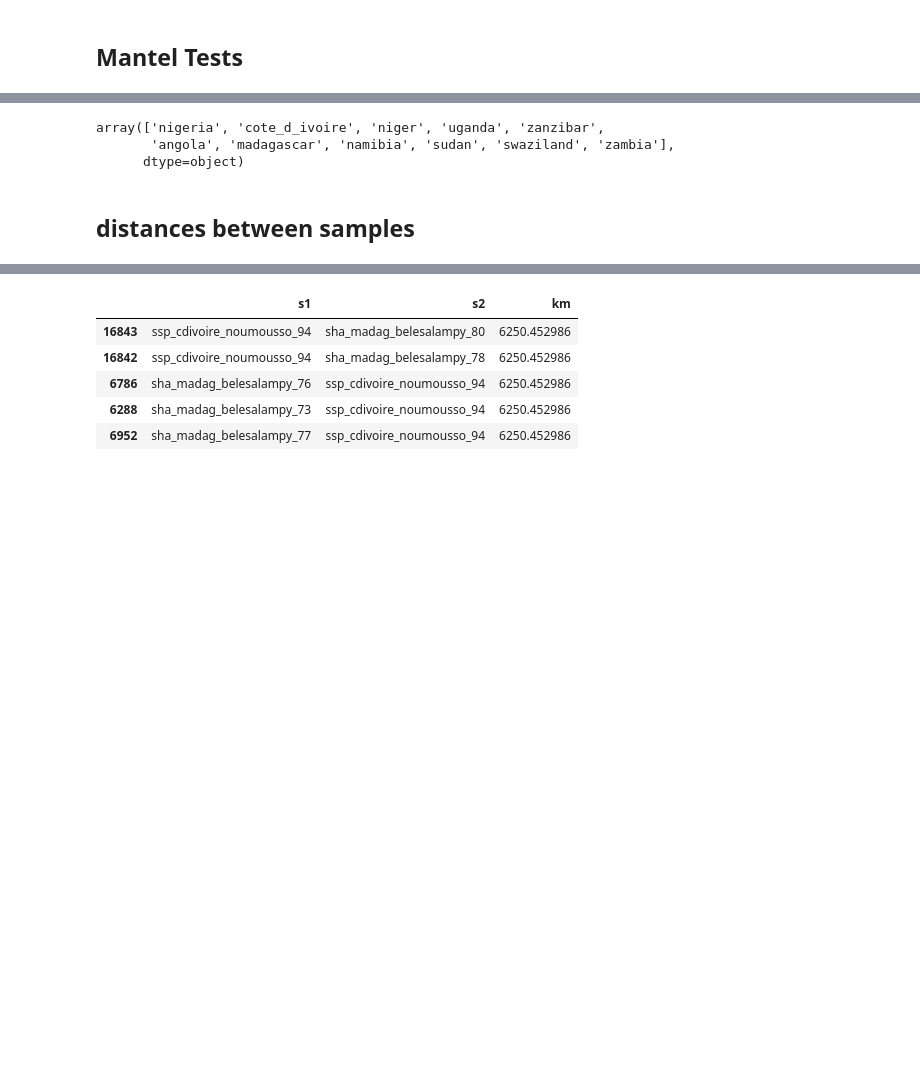
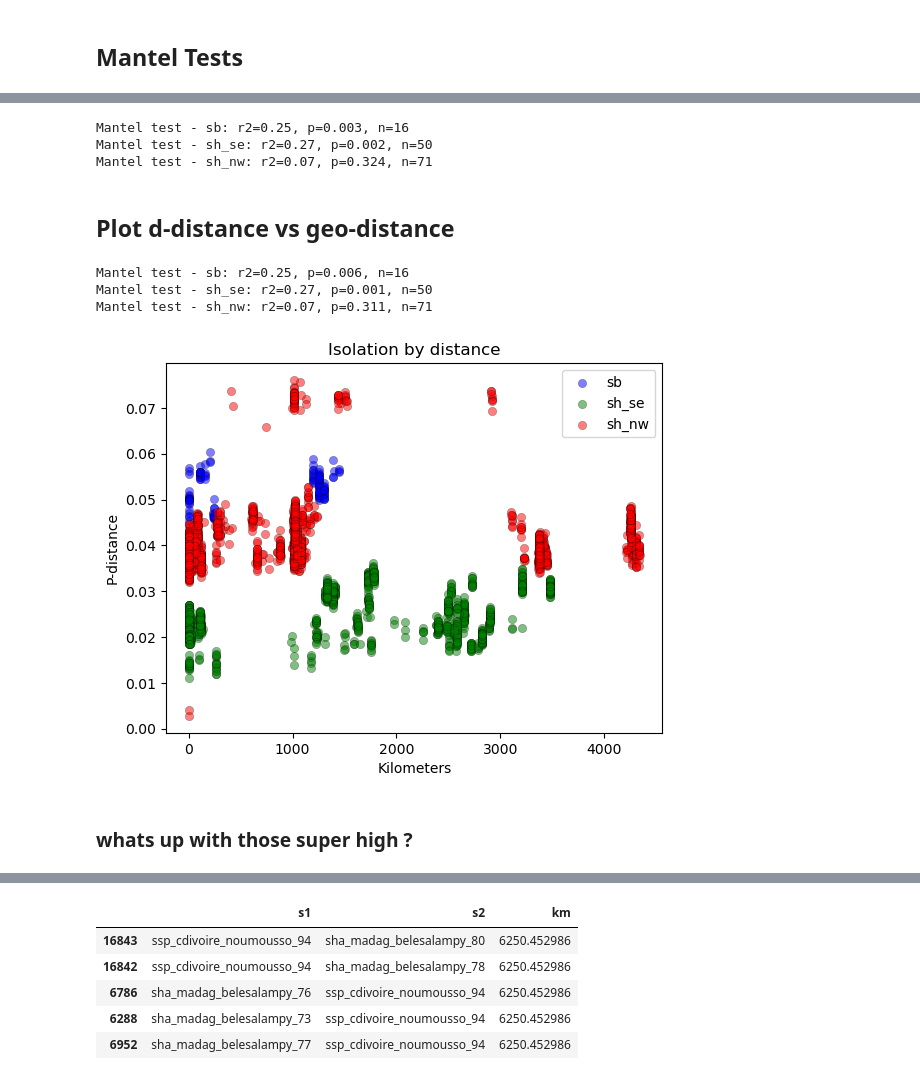
Before and after one commit to nealplatt/sch_hae_scan, a Jupyter notebook: code/17-clines.ipynb, the cells around one changed output, grey strips where cells are left out. Drawn from its saved outputs; the diff is of its cells as text; code cells hidden in the pictures; blank space fills up the shorter version.

```diff
--- a/code/17-clines.ipynb
+++ b/code/17-clines.ipynb
@@ -891,8 +286,0 @@ plt.show()
-# %%
-sh_cline_df.country.unique()
-# %% [output]
-array(['nigeria', 'cote_d_ivoire', 'niger', 'uganda', 'zanzibar',
-       'angola', 'madagascar', 'namibia', 'sudan', 'swaziland', 'zambia'],
-      dtype=object)
-# %% [markdown]
-## distances between samples
@@ -916,0 +287,57 @@ for s1 in tqdm(sh_cline_df["sample_name"]):
+# %%
+for idx, color, label in [(sb_idx, "blue", "sb"),
+                          (se_idx, "green", "sh_se"),
+                          (nw_idx, "red", "sh_nw") ]:
+
+    #subsample genetic and physical distance matricies
+    g=gen_df.iloc[idx, idx]
+    k=km_df.iloc[idx, idx]
+
+    #conduct the mantel test
+    r2, p, n = mantel(g, k, permutations=1000)
+    print("Mantel test - {}: r2={:.2f}, p={:.3f}, n={}".format(label, r2, p, n))
+# %% [output]
+Mantel test - sb: r2=0.25, p=0.003, n=16
+Mantel test - sh_se: r2=0.27, p=0.002, n=50
+Mantel test - sh_nw: r2=0.07, p=0.324, n=71
+# %% [markdown]
+## Plot d-distance vs geo-distance
+# %%
+samples_with_geo_data = info_df.iloc[info_df['lat'].notnull().values]["sample_name"].values
+
+for idx, color, label in [(sb_idx, "blue", "sb"),
+                          (se_idx, "green", "sh_se"),
+                          (nw_idx, "red", "sh_nw") ]:
+
+    #subsample genetic and physical distance matricies
+    g=gen_df.iloc[idx, idx]
+    k=km_df.iloc[idx, idx]
+
+    #remove duplicate values for plotting
+    mask_upper = np.triu(np.ones(g.shape)).astype(bool)
+
+    g.where(~mask_upper, np.nan, inplace=True)
+    k.where(~mask_upper, np.nan, inplace=True)
+
+    gs=g.values.flatten()
+    ks=k.values.flatten()
+
+    gs=gs[~np.isnan(gs)]
+    ks=ks[~np.isnan(ks)]
+
+    #plot scatter plot
+    plt.scatter(ks, gs, alpha=0.5, color=color, edgecolors="black", linewidth=0.3, label=label)
+
+
+plt.legend()
+plt.title("Isolation by distance")
+plt.xlabel("Kilometers")
+plt.ylabel("P-distance")
+plt.show()
+# %% [output]
+Mantel test - sb: r2=0.25, p=0.006, n=16
+Mantel test - sh_se: r2=0.27, p=0.001, n=50
+Mantel test - sh_nw: r2=0.07, p=0.311, n=71
+[figure, added]
+# %% [markdown]
+### whats up with those super high ?
```
Also changed, not shown: parts of 99 cells of this notebook, 1 other file.
